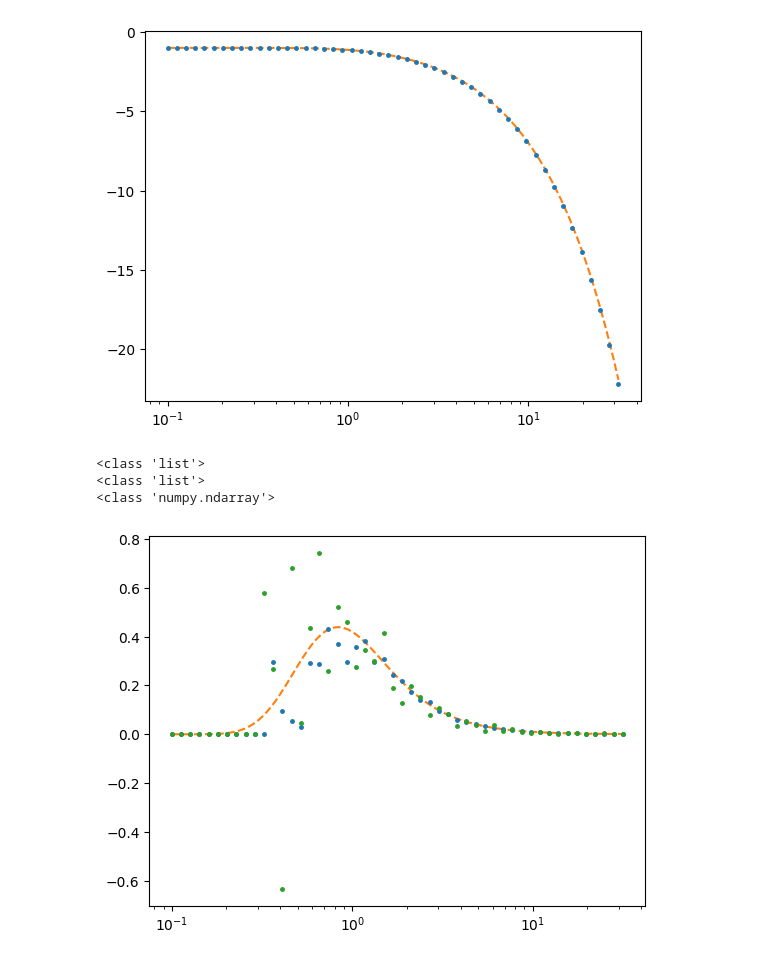
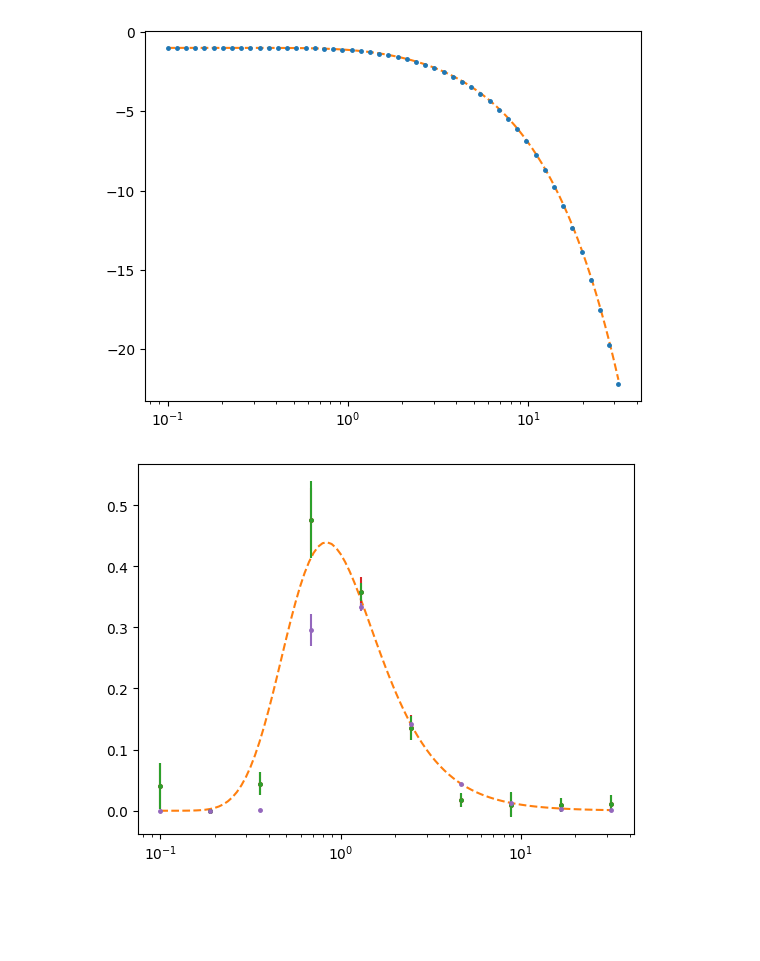
Before and after one commit to nedsen/ising-model, a Jupyter notebook: question1.ipynb, the cells around one changed output. Saved outputs shown, nothing was run; the diff lists cells and outputs as text; code cells hidden in the pictures; blank space fills up the shorter version.

```diff
--- a/question1.ipynb
+++ b/question1.ipynb
@@ -120,35 +126,3 @@ plt.errorbar(temperatures, fs/N, fmt='.',markersize=5, color='C0')
 plt.xscale('log')
 # %% [output]
 [figure]
-# %%
-print(type(energies))
-print(type(energy_squareds))
-print(type(temperatures))
-
-Cs = (np.array(energy_squareds) - np.array(energies)**2) / (temperatures**2)
-
-def c_exact(T, epsilon=1, k=1):
-    beta = 1/(k*T)
-    return epsilon**2 * beta / (T * np.cosh(beta * epsilon)**2)
-
-Cs2 = np.zeros(len(temperatures))
-Cs2[0] = (energies[1] - energies[0]) / (temperatures[1]-temperatures[0])
-for i in range(1,len(Cs2)-1):
-    Cs2[i] = (energies[i+1] - energies[i]) / (temperatures[i+1]-temperatures[i])
-# Cs2[-1] = (energies[-1] - energies[-2]) / (temperatures[-1] - temperatures[-2])
-
-
-plt.figure()
-
-x_exact = np.logspace(-1,1.5, 101)
-y_exact = c_exact(x_exact)
-plt.plot(x_exact, y_exact, linestyle='--', color='C1')
-
-plt.errorbar(temperatures, Cs/N, fmt='.',markersize=5, color='C0')
-plt.errorbar(temperatures, Cs2/N, fmt='.',markersize=5, color='C2')
-plt.xscale('log')
-# %% [output]
-<class 'list'>
-<class 'list'>
-<class 'numpy.ndarray'>
-[figure, removed]
@@ -154,0 +177,32 @@ plt.xscale('log')
+# %%
+# print(type(energies))
+# print(type(energy_squareds))
+# print(type(temperatures))
+
+# Cs = (np.array(energy_squareds) - np.array(energies)**2) / (temperatures**2)
+DeltaCs = np.sqrt(np.array(Delta_E1s)**2 + np.array(Delta_E2s)**2) / (2*dt)
+
+def c_exact(T, epsilon=1, k=1):
+    beta = 1/(k*T)
+    return epsilon**2 * beta / (T * np.cosh(beta * epsilon)**2)
+
+# Cs2 = np.zeros(len(temperatures))
+# Cs2[0] = (energies[1] - energies[0]) / (temperatures[1]-temperatures[0])
+# for i in range(1,len(Cs2)-1):
+#     Cs2[i] = (energies[i+1] - energies[i]) / (temperatures[i+1]-temperatures[i])
+# Cs2[-1] = (energies[-1] - energies[-2]) / (temperatures[-1] - temperatures[-2])
+
+
+plt.figure()
+
+x_exact = np.logspace(-1,1.5, 101)
+y_exact = c_exact(x_exact)
+plt.plot(x_exact, y_exact, linestyle='--', color='C1')
+
+# plt.plot(temperatures, np.array(Cs)/N, '.',markersize=5, color='C0')
+plt.errorbar(temperatures, np.array(Cs2)/N, np.array(Delta_Cs2)/N, fmt='.',markersize=5, color='C3')
+plt.errorbar(temperatures, np.array(Cs)/N, np.array(Delta_Cs)/N, fmt='.',markersize=5, color='C2')
+plt.errorbar(temperatures, np.array(Cs3)/N, np.array(Delta_Cs3)/N, fmt='.',markersize=5, color='C4')
+plt.xscale('log')
+# %% [output]
+[figure, added]
```
Also changed, not shown: parts of 7 cells of this notebook, 2 other files.
